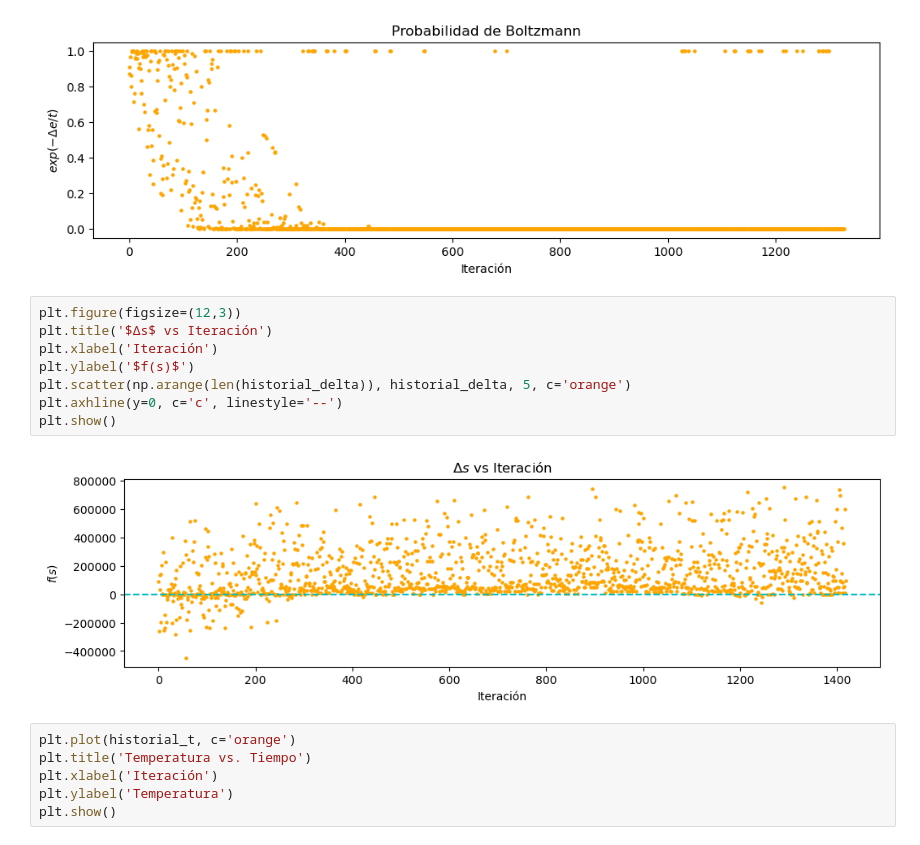
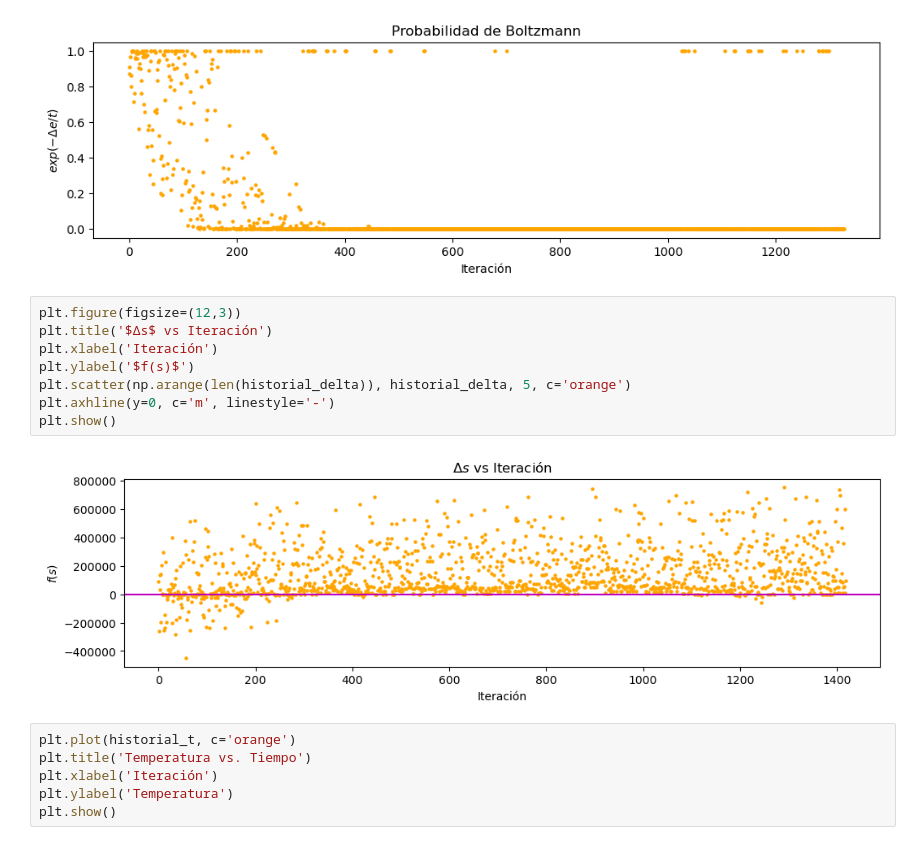
Before and after one commit to jefftorres/cheese, a Jupyter notebook: queso_sa.ipynb, the cells around one changed output. Cells and saved outputs as stored; diff of their text form.

```diff
--- a/queso_sa.ipynb
+++ b/queso_sa.ipynb
@@ -240,13 +235,13 @@ plt.show()
 # %%
 plt.figure(figsize=(12,3))
 plt.title('$Δs$ vs Iteración')
 plt.xlabel('Iteración')
 plt.ylabel('$f(s)$')
 plt.scatter(np.arange(len(historial_delta)), historial_delta, 5, c='orange')
-plt.axhline(y=0, c='c', linestyle='--')
+plt.axhline(y=0, c='m', linestyle='-')
 plt.show()
 # %% [output]
-[figure, old version]
+[figure, new version]
 # %%
 plt.plot(historial_t, c='orange')
 plt.title('Temperatura vs. Tiempo')
```
Also changed, not shown: parts of 7 cells of this notebook, 1 other file.
